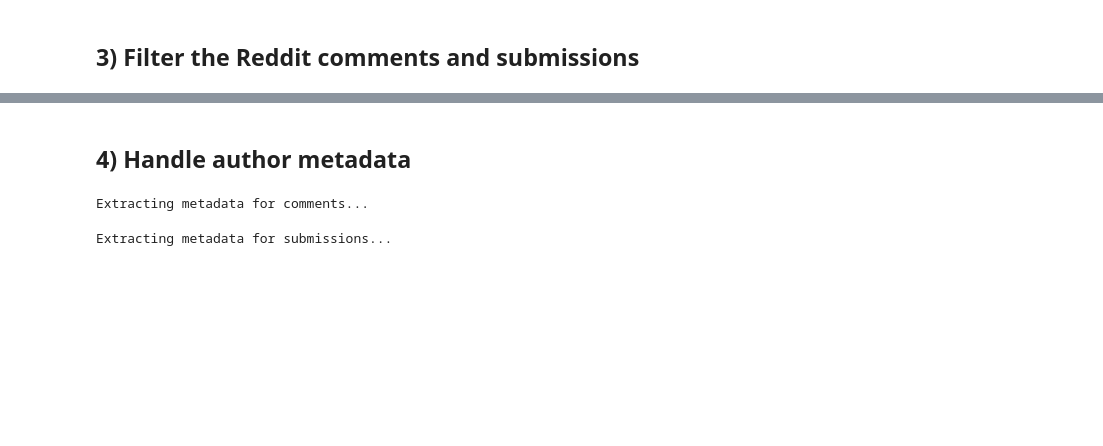
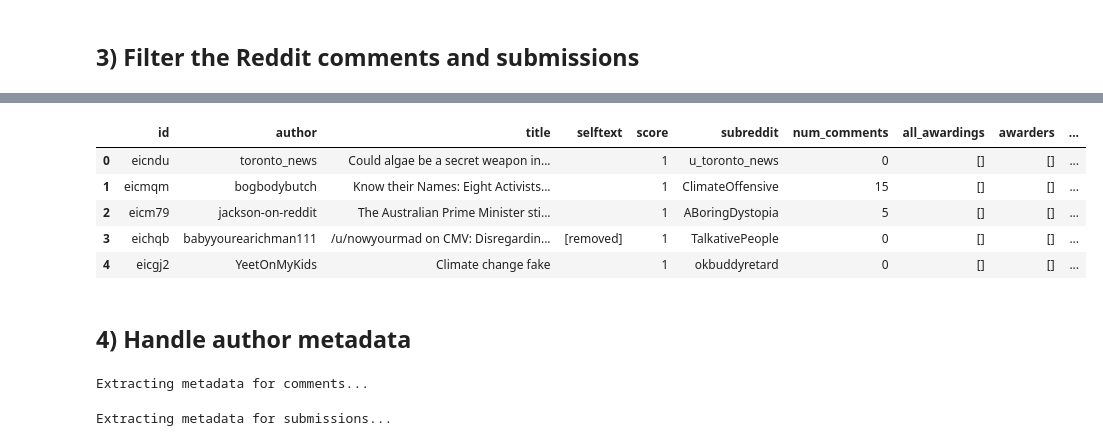
Before and after one commit to AronDJacobsen/Reddit-ClimateGraph, a Jupyter notebook: exploration/climate_graph.ipynb, the cells around one changed output, grey strips where cells are left out. Cells and saved outputs as stored; diff of their text form; code cells hidden in the pictures; blank space fills up the shorter version.

```diff
--- a/exploration/climate_graph.ipynb
+++ b/exploration/climate_graph.ipynb
@@ -142,3 +160,12 @@ Number of deleted users: 15406
+# %%
+filtered_submissions.head()
+# %% [output]
+|  | id | author | title | selftext | score | subreddit | num_comments | all_awardings | awarders | ... |
+| 0 | eicndu | toronto_news | Could algae be a secret weapon in... |  | 1 | u_toronto_news | 0 | [] | [] | ... |
+| 1 | eicmqm | bogbodybutch | Know their Names: Eight Activists... |  | 1 | ClimateOffensive | 15 | [] | [] | ... |
+| 2 | eicm79 | jackson-on-reddit | The Australian Prime Minister sti... |  | 1 | ABoringDystopia | 5 | [] | [] | ... |
+| 3 | eichqb | babyyourearichman111 | /u/nowyourmad on CMV: Disregardin... | [removed] | 1 | TalkativePeople | 0 | [] | [] | ... |
+| 4 | eicgj2 | YeetOnMyKids | Climate change fake |  | 1 | okbuddyretard | 0 | [] | [] | ... |
 # %% [markdown]
 ## 4) Handle author metadata
 # %%
```
Also changed, not shown: parts of 27 cells of this notebook, 1 other file.
